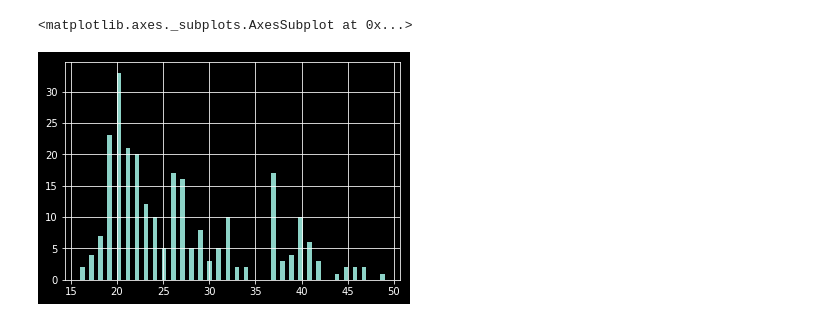
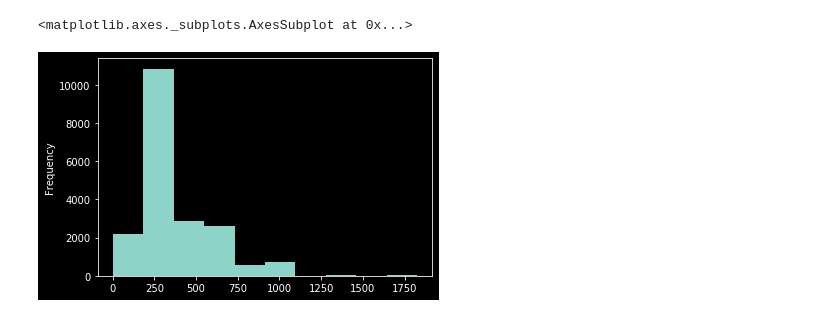
Before and after one commit to jackmoody11/poli490h, a Jupyter notebook: src/nb.ipynb, the cells around one changed output. Saved outputs shown, nothing was run; the diff lists cells and outputs as text; code cells hidden in the pictures.

```diff
--- a/src/nb.ipynb
+++ b/src/nb.ipynb
@@ -110,3 +97,0 @@ ax.yaxis.set_major_formatter(FuncFormatter(lambda y, _: '{:.0%}'.format(y)))
-# %%
-marijuana['Probation_Frame'].replace({'Y': 365, 'M': 30, 'D': 1, '.': np.nan}, inplace=True)
-marijuana['Probation_Length'].replace({'.': np.nan}, inplace=True)
@@ -118,3 +97,0 @@ See the caveats in the documentation: http://pandas.pydata.org/pandas-docs/stabl
-# %%
-marijuana['Probation_Length'] = marijuana['Probation_Length'].replace({'.': np.nan})
-marijuana['Probation_Length'] = marijuana['Probation_Length'].astype(float)
@@ -131,3 +97,0 @@ See the caveats in the documentation: http://pandas.pydata.org/pandas-docs/stabl
-# %%
-marijuana['Probation_Length'] = marijuana['Probation_Length'] * marijuana['Probation_Frame']
-marijuana_probation_length = marijuana['Probation_Length'].dropna()
@@ -146,5 +98,9 @@ Text(0.5, 0, 'Probation Period (Days)')
-# %%
-marijuana['Age'].hist(bins=int(max(df['Age'])-min(df['Age'])))
-# %% [output]
-<matplotlib.axes._subplots.AxesSubplot at 0x...>
-[figure, removed]
+# %%
+# Plot distribution of probation length for marijuana crimes in general
+
+
+# Need to groupby to not double count same cases
+marijuana['Probation_Length'].dropna().plot.hist()
+# %% [output]
+<matplotlib.axes._subplots.AxesSubplot at 0x...>
+[figure, added]
```
Also changed, not shown: parts of 19 cells of this notebook, 4 other files.
